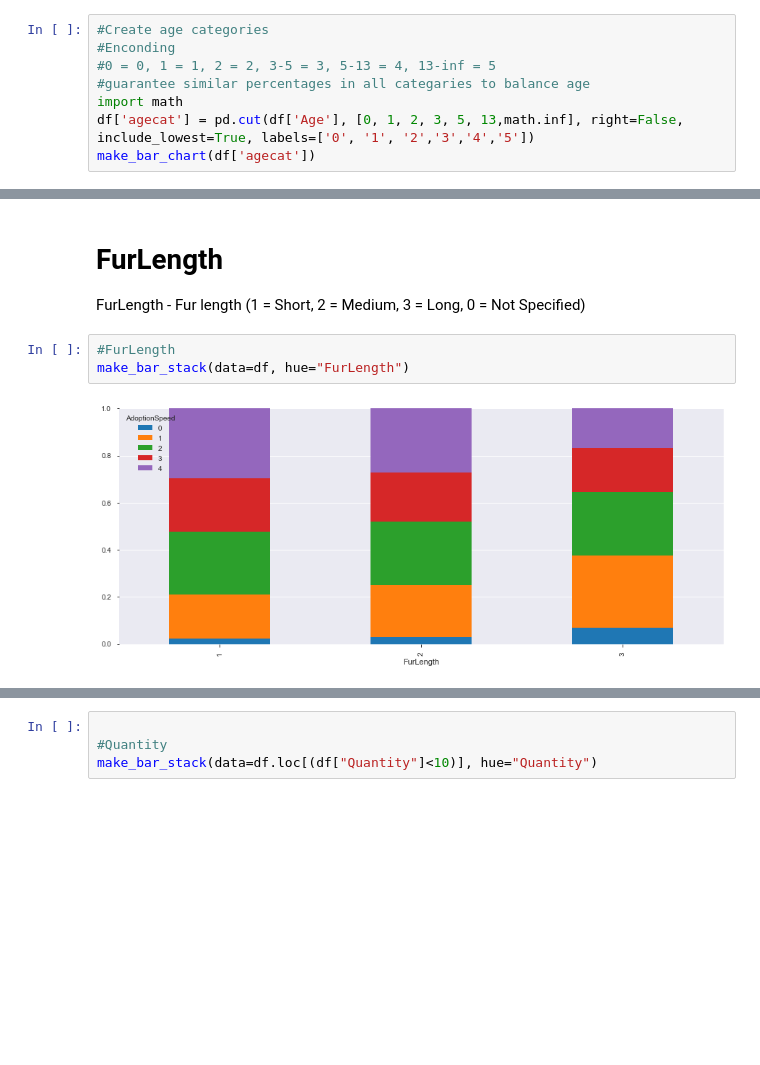
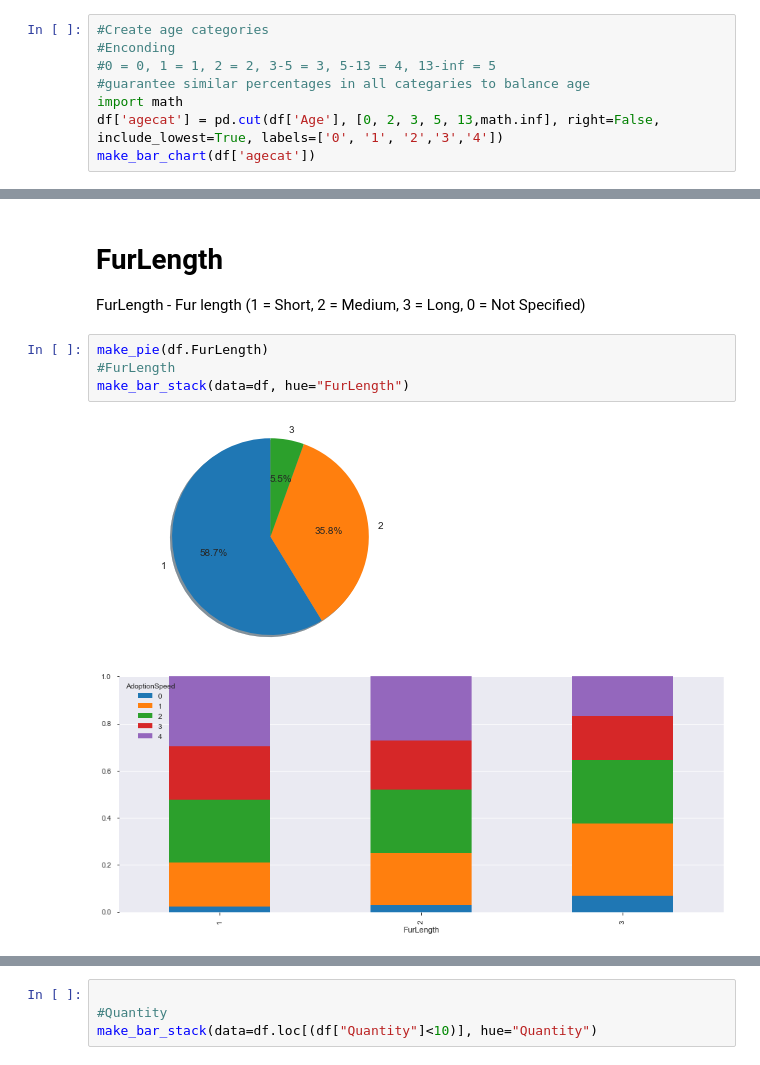
Before and after one commit to PedroCotovio/MLproject, a Jupyter notebook: AA_201920_Project_Miguel.ipynb, the cells around one changed output, grey strips where cells are left out. Cells and saved outputs as stored; diff of their text form; blank space fills up the shorter version.

```diff
--- a/AA_201920_Project_Miguel.ipynb
+++ b/AA_201920_Project_Miguel.ipynb
@@ -355,6 +355,6 @@ As idades encontram-se distribuídas num grande conjunto de valores. De seguida
 #0 = 0, 1 = 1, 2 = 2, 3-5 = 3, 5-13 = 4, 13-inf = 5
 #guarantee similar percentages in all categaries to balance age
 import math
-df['agecat'] = pd.cut(df['Age'], [0, 1, 2, 3, 5, 13,math.inf], right=False, include_lowest=True, labels=['0', '1', '2','3','4','5'])
+df['agecat'] = pd.cut(df['Age'], [0, 2, 3, 5, 13,math.inf], right=False, include_lowest=True, labels=['0', '1', '2','3','4'])
 make_bar_chart(df['agecat'])
 # %% [output]
@@ -962,9 +962,11 @@ make_bar_stack(data=df, hue="MaturitySize")
 
 FurLength - Fur length (1 = Short, 2 = Medium, 3 = Long, 0 = Not Specified)
 # %%
+make_pie(df.FurLength)
 #FurLength
 make_bar_stack(data=df, hue="FurLength")
 # %% [output]
-[figure, old version]
+[figure, new version]
+[figure, added]
 # %%
 #Sterilized
```
Also changed, not shown: parts of 6 cells of this notebook.
